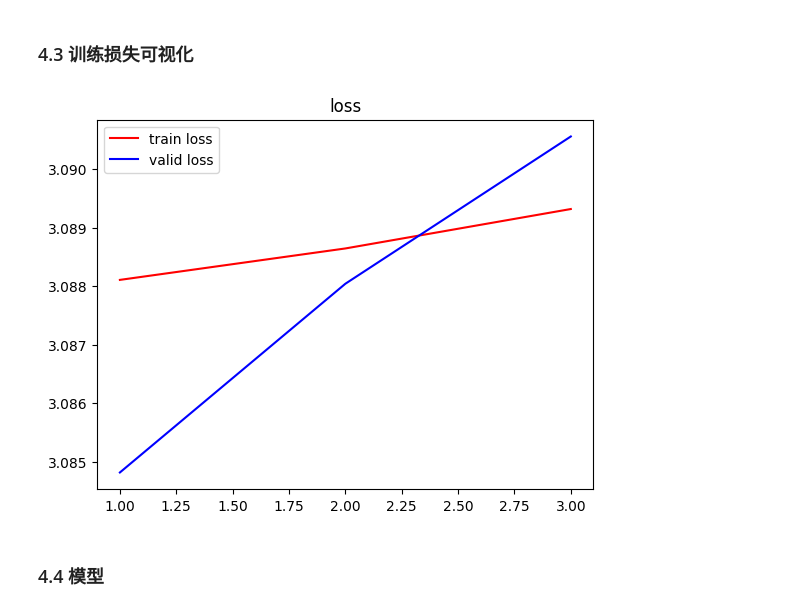
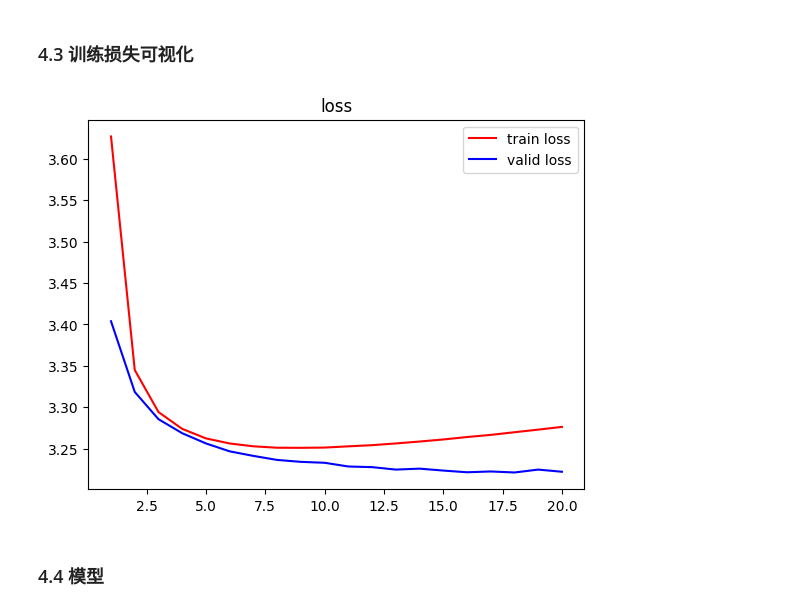
Before and after one commit to qing1zhuo/VQ-VAE, a Jupyter notebook: Image_Ex/Mini_ImageNet_gene.ipynb, the cells around one changed output. Drawn from its saved outputs; the diff is of its cells as text; code cells hidden in the pictures.

```diff
--- a/Image_Ex/Mini_ImageNet_gene.ipynb
+++ b/Image_Ex/Mini_ImageNet_gene.ipynb
@@ -26,11 +26,11 @@ from tqdm import tqdm
 # %% [markdown]
 ### 1.2 全局变量
 # %%
-EPOCHS=3
+EPOCHS=6
 PRINT_EPOC=1
 BATCH_SIZE=16
-lr=3e-5
-wd=3e-5
+lr=2e-4
+wd=1e-5
 
 device="cuda:0" if torch.cuda.is_available() else "cpu"
 IN_CHANNELS=3
@@ -301,13 +289,13 @@ best_model=init_model
 # %% [markdown]
 ### 4.3 训练损失可视化
 # %%
-plt.plot(torch.arange(1,3+1),train_loss_list,"red",label="train loss")
-plt.plot(torch.arange(1,3+1),valid_loss_list,"blue",label="valid loss")
+plt.plot(torch.arange(1,20+1),train_loss_list,"red",label="train loss")
+plt.plot(torch.arange(1,20+1),valid_loss_list,"blue",label="valid loss")
 plt.legend()
 plt.title("loss")
 plt.show()
 # %% [output]
-[figure, old version]
+[figure, new version]
 # %% [markdown]
 ### 4.4 模型
 # %%
```
Also changed, not shown: parts of 3 cells of this notebook, 15 other files.
